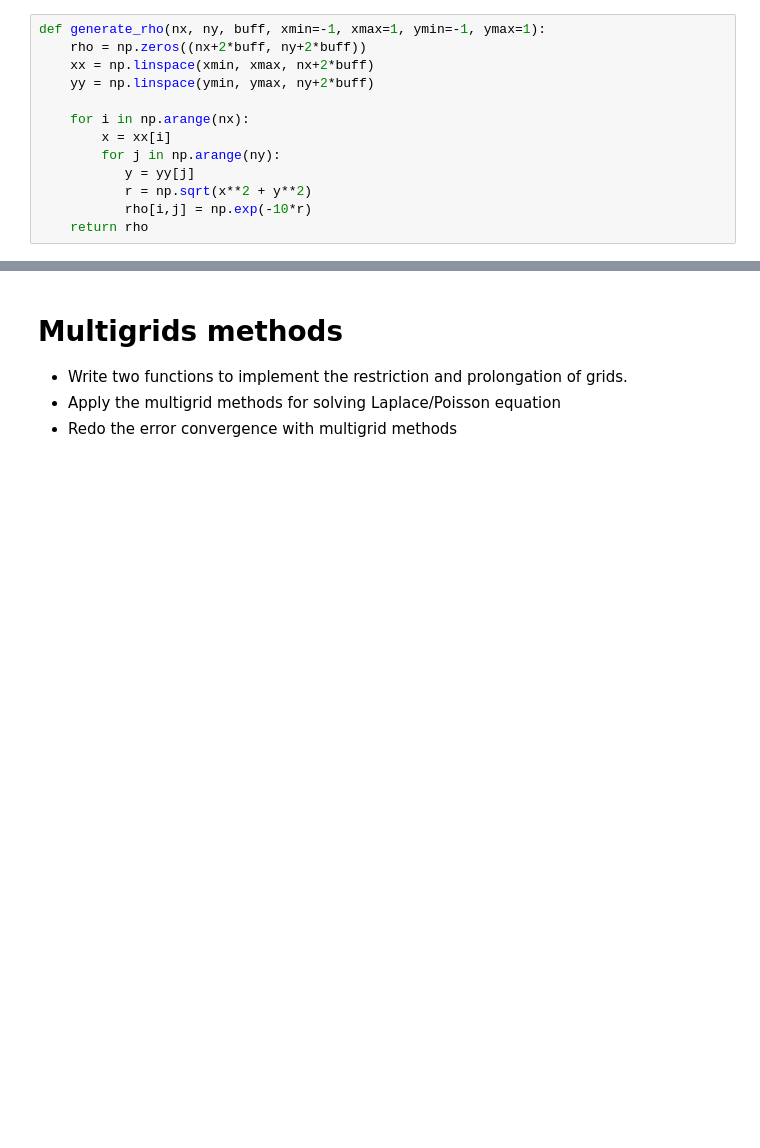
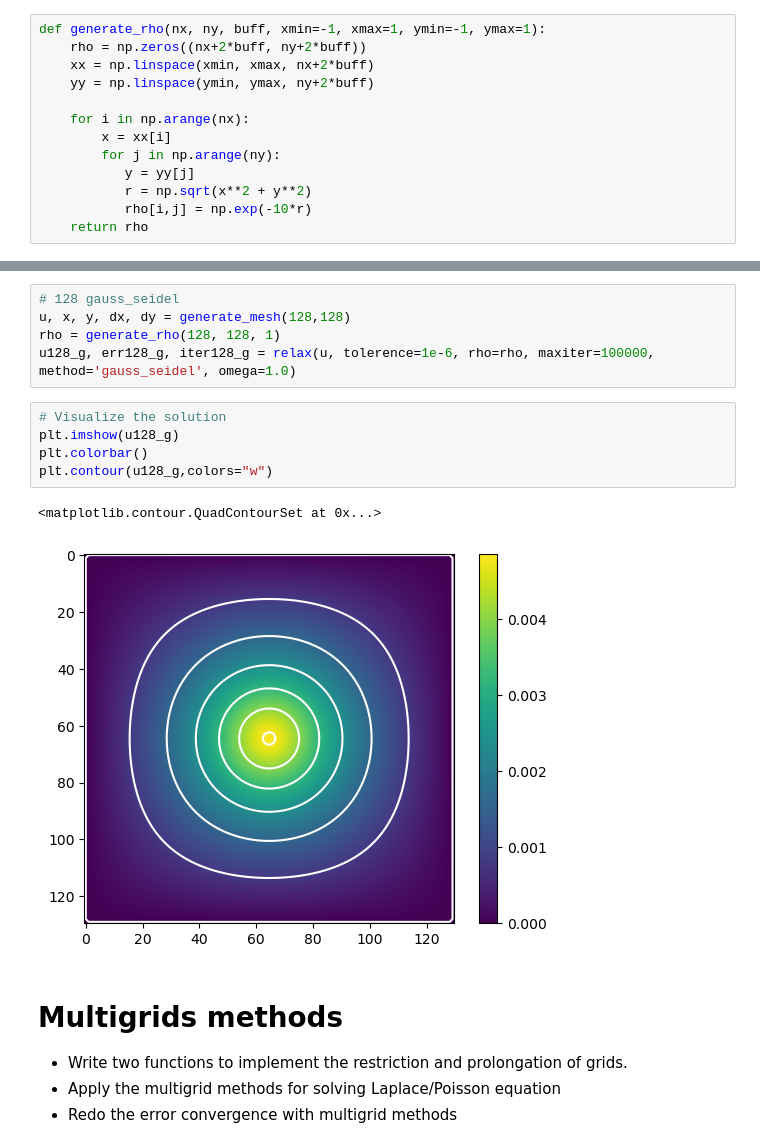
Before and after one commit to ricky4280/computationalPhysics-112, a Jupyter notebook: project3/project3_demo5.ipynb, the cells around one changed output, grey strips where cells are left out. Cells and saved outputs as stored; diff of their text form; blank space fills up the shorter version.

```diff
--- a/project3/project3_demo5.ipynb
+++ b/project3/project3_demo5.ipynb
@@ -396,3 +435,16 @@ plt.imshow(rho[1:-1, 1:-1])
+# %%
+# 128 gauss_seidel
+u, x, y, dx, dy = generate_mesh(128,128)
+rho = generate_rho(128, 128, 1)
+u128_g, err128_g, iter128_g = relax(u, tolerence=1e-6, rho=rho, maxiter=100000, method='gauss_seidel', omega=1.0)
+# %%
+# Visualize the solution
+plt.imshow(u128_g)
+plt.colorbar()
+plt.contour(u128_g,colors="w")
+# %% [output]
+<matplotlib.contour.QuadContourSet at 0x...>
+[figure, added]
 # %% [markdown]
 # Multigrids methods
 
```
Also changed, not shown: parts of 4 cells of this notebook.
